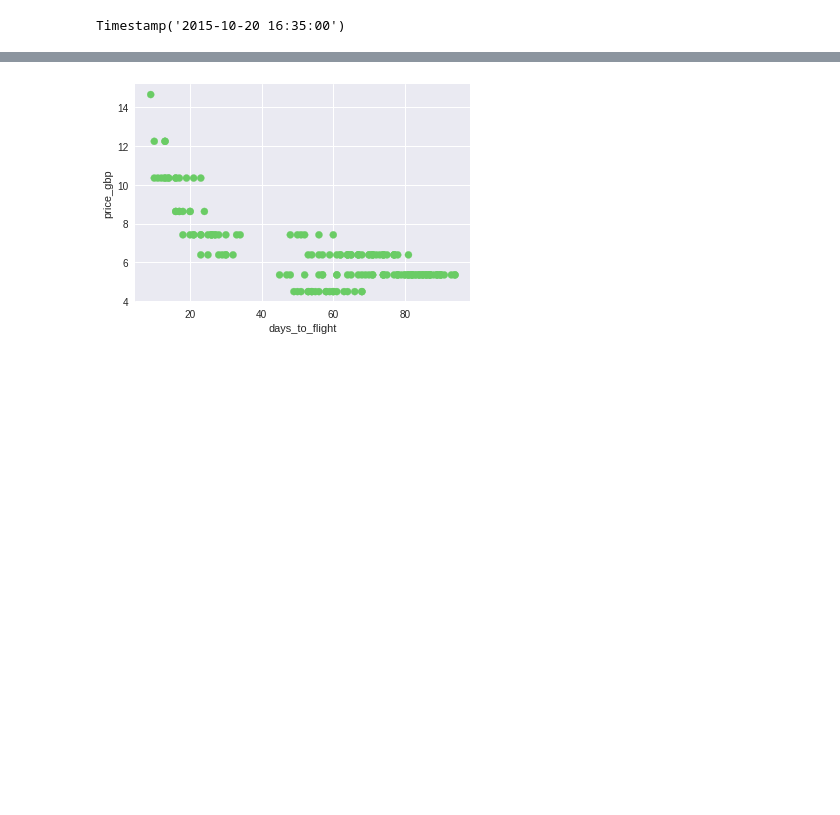
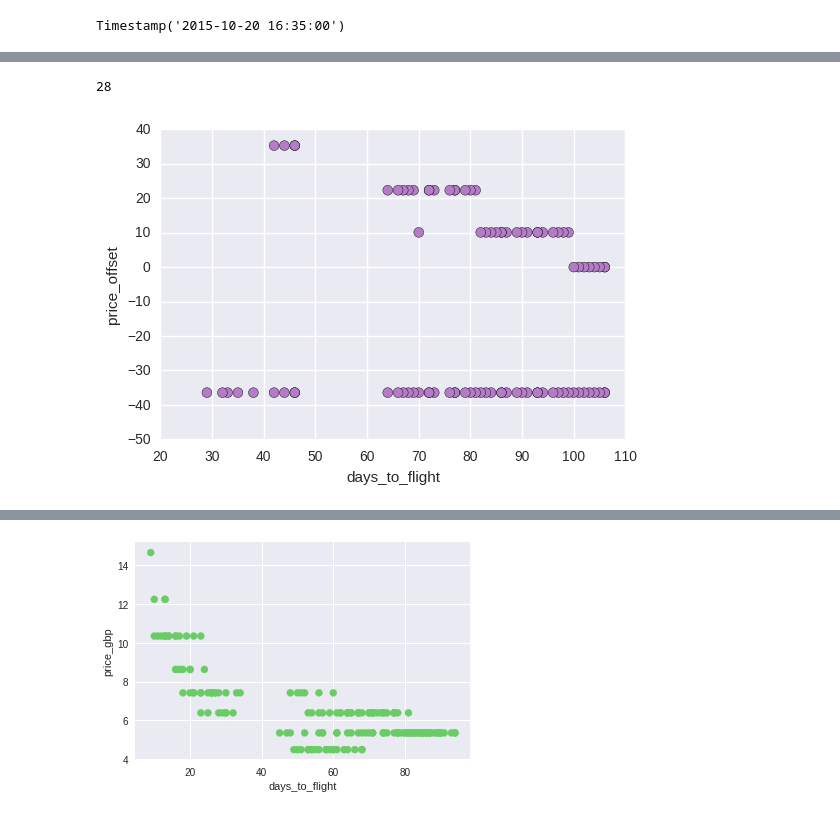
Before and after one commit to iramusa/price-pred, a Jupyter notebook: notebooks/visualise.ipynb, the cells around one changed output, grey strips where cells are left out. Saved outputs shown, nothing was run; the diff lists cells and outputs as text; code cells hidden in the pictures; blank space fills up the shorter version.

Commit message:
Added sequential plotting of flights, something wrong with data.

```diff
--- a/notebooks/visualise.ipynb
+++ b/notebooks/visualise.ipynb
@@ -98,0 +93,12 @@ data[data['price_init'] == 147.99]
+# %%
+i
+# %% [output]
+28
+# %%
+departs = data['departure_time'].unique()
+i = 0
+# %%
+plot_days_to_flight_scatter(data[data['departure_time'] == departs[i]], price='price_offset', color_map='departure_color')
+i += 1
+# %% [output]
+[figure, added]
```
Also changed, not shown: parts of 6 cells of this notebook.
